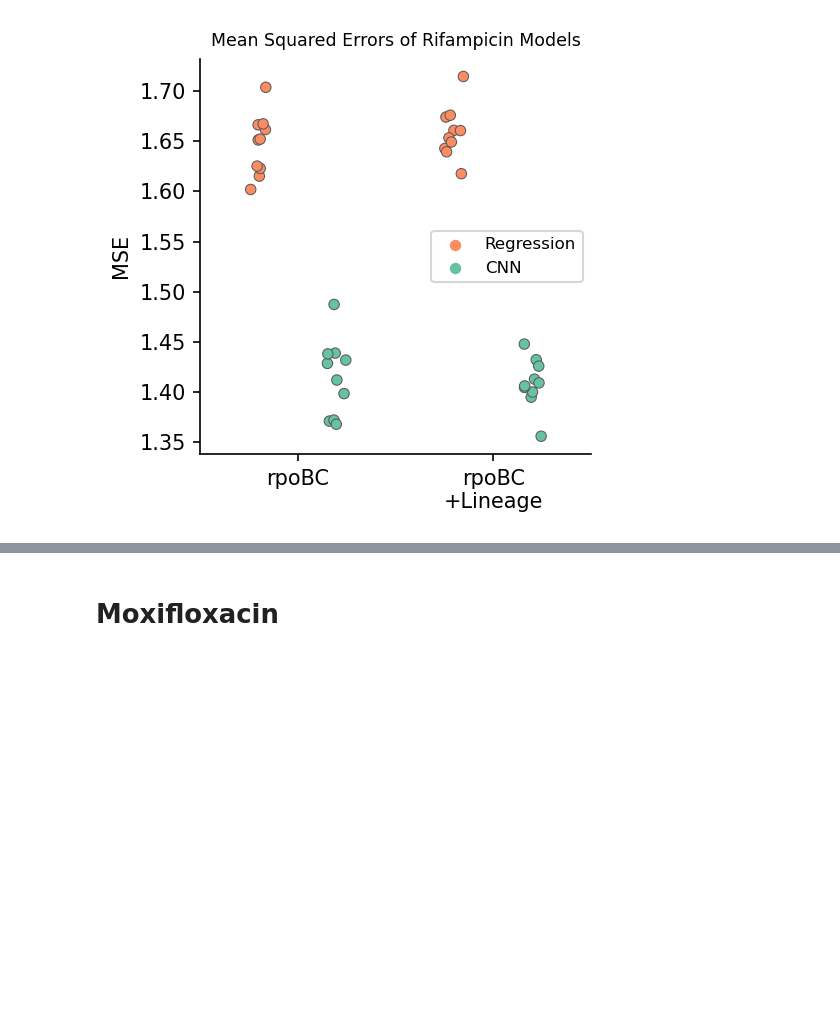
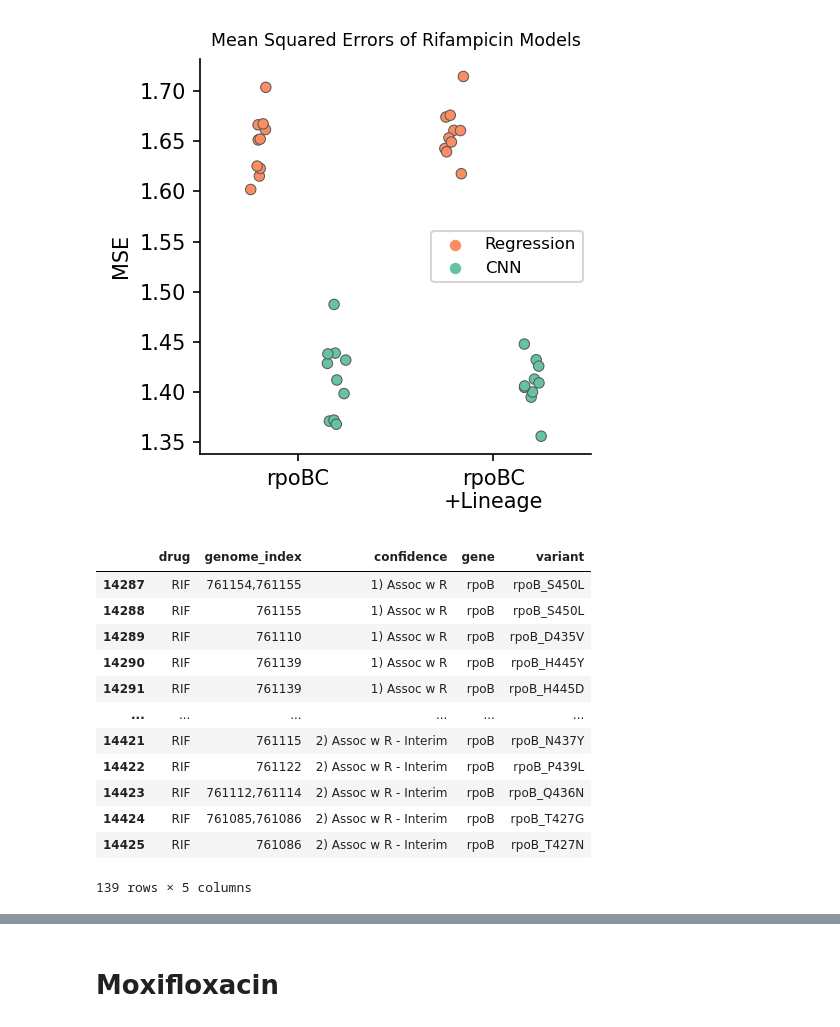
Before and after one commit to sanju99/MtbQuantCNN, a Jupyter notebook: analysis/performance_metrics.ipynb, the cells around one changed output, grey strips where cells are left out. Drawn from its saved outputs; the diff is of its cells as text; code cells hidden in the pictures; blank space fills up the shorter version.

```diff
--- a/analysis/performance_metrics.ipynb
+++ b/analysis/performance_metrics.ipynb
@@ -431,3 +432,23 @@ plot_model_results(rif_rpoBC_compare.query("Group != 1"), "Group", "MSE", "Mean
                  )
 # %% [output]
 [figure]
+# %%
+rif_cat12_variants = who_variants.loc[(who_variants["drug"]=='RIF') &
+                                      (who_variants["confidence"].str.contains("|".join(["1", "2"])))
+                                     ]
+# %%
+rif_cat12_variants
+# %% [output]
+|  | drug | genome_index | confidence | gene | variant |
+| 14287 | RIF | 761154,761155 | 1) Assoc w R | rpoB | rpoB_S450L |
+| 14288 | RIF | 761155 | 1) Assoc w R | rpoB | rpoB_S450L |
+| 14289 | RIF | 761110 | 1) Assoc w R | rpoB | rpoB_D435V |
+| 14290 | RIF | 761139 | 1) Assoc w R | rpoB | rpoB_H445Y |
+| 14291 | RIF | 761139 | 1) Assoc w R | rpoB | rpoB_H445D |
+| ... | ... | ... | ... | ... | ... |
+| 14421 | RIF | 761115 | 2) Assoc w R - Interim | rpoB | rpoB_N437Y |
+| 14422 | RIF | 761122 | 2) Assoc w R - Interim | rpoB | rpoB_P439L |
+| 14423 | RIF | 761112,761114 | 2) Assoc w R - Interim | rpoB | rpoB_Q436N |
+| 14424 | RIF | 761085,761086 | 2) Assoc w R - Interim | rpoB | rpoB_T427G |
+| 14425 | RIF | 761086 | 2) Assoc w R - Interim | rpoB | rpoB_T427N |
+139 rows × 5 columns
```
Also changed, not shown: parts of 3 cells of this notebook, 3 other files.
